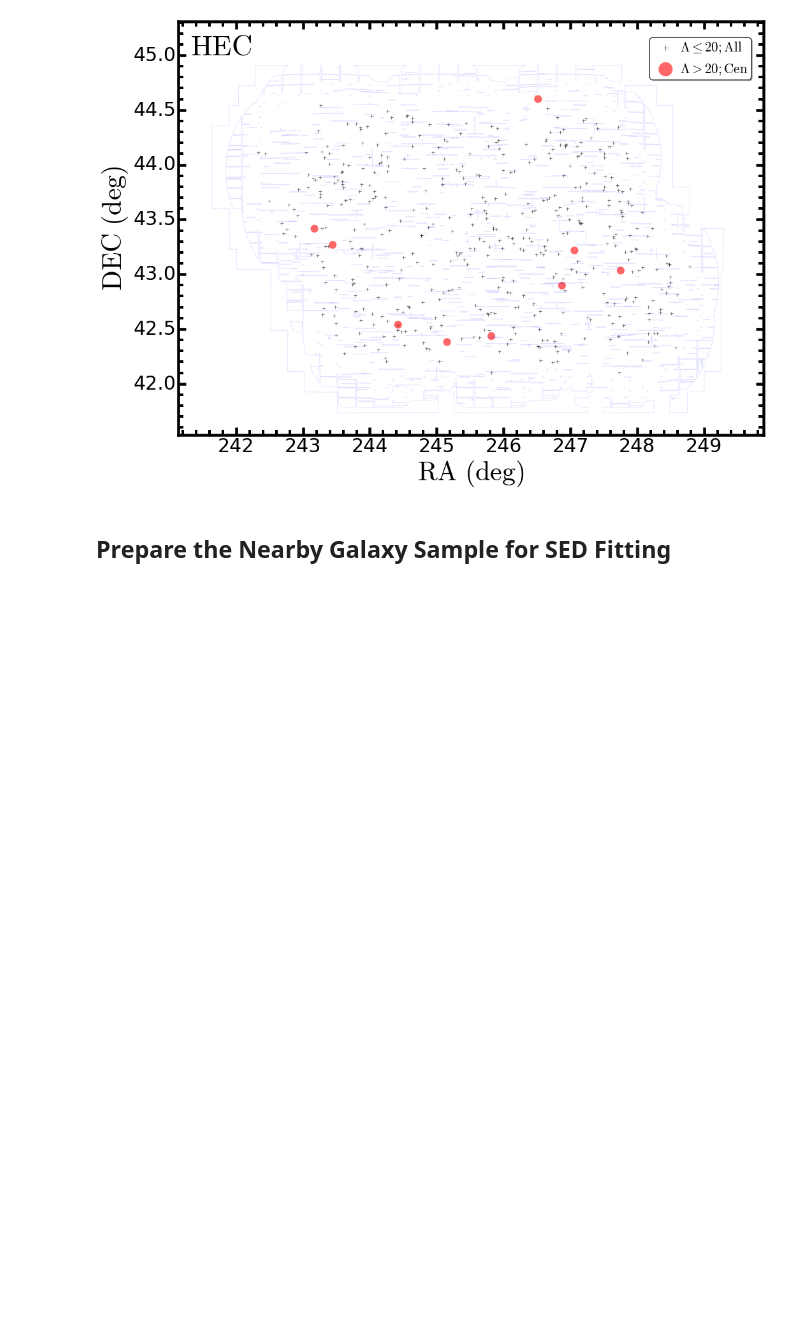
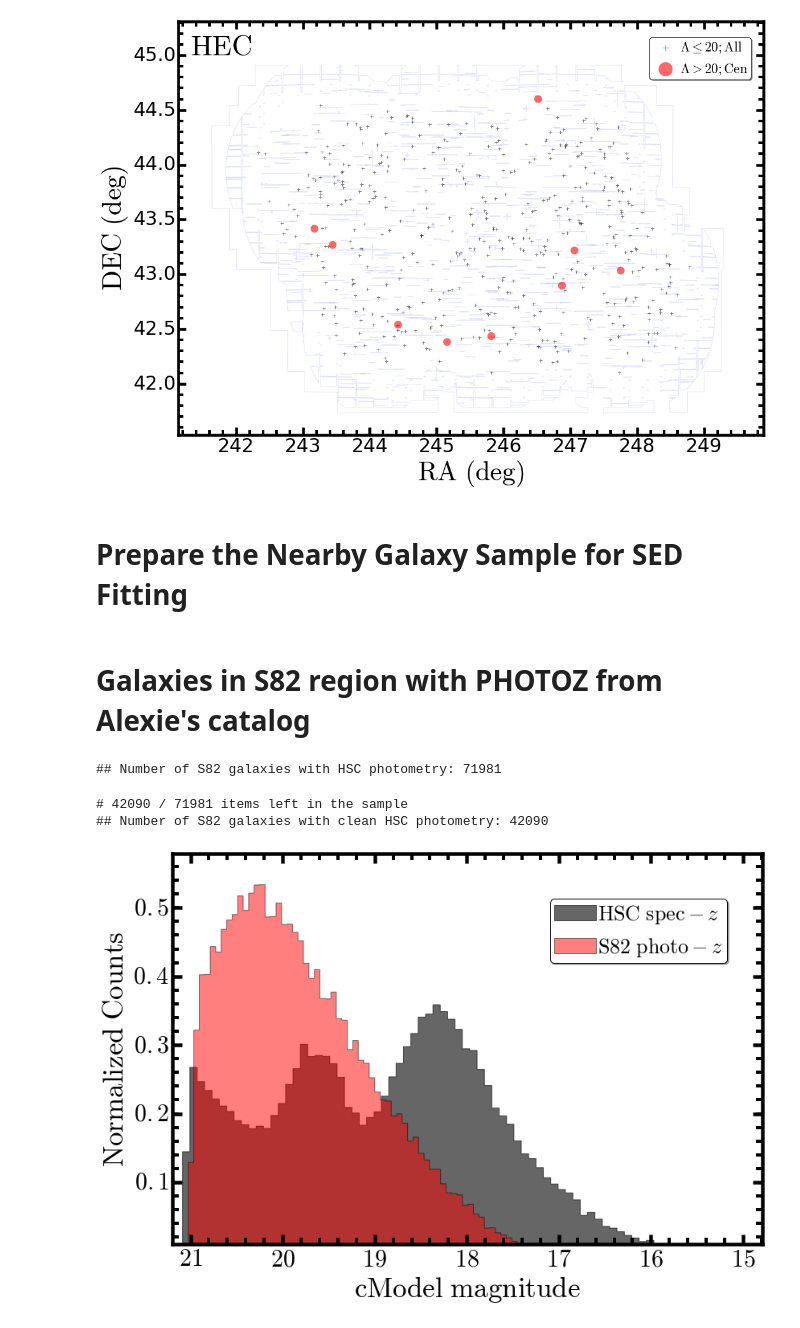
Before and after one commit to dr-guangtou/hsc_redbcg, a Jupyter notebook: note/dr1/dr1_sample_selection.ipynb, the cells around one changed output. Drawn from its saved outputs; the diff is of its cells as text; code cells hidden in the pictures; blank space fills up the shorter version.

```diff
--- a/note/dr1/dr1_sample_selection.ipynb
+++ b/note/dr1/dr1_sample_selection.ipynb
@@ -451,8 +458,8 @@ def qualityControl(inputTab, useY=True, strict=False, verbose=True):
 ## Location of the master catalogs
 # %%
 # Working directory
-dataDir = '~/astro4/massive/dr15b'
-#dataDir = '/Users/songhuang/Downloads/dr15b'
+homeDir = os.getenv('HOME')
+dataDir = os.path.join(homeDir, 'astro4/massive/dr15b')
 
 # Spec-z catalog
 speczCat = os.path.join(dataDir, 'basic/specz/dr1_specz_use.fits')
@@ -461,6 +468,7 @@ speczCat = os.path.join(dataDir, 'basic/specz/dr1_specz_use.fits')
 galDir = os.path.join(dataDir, 'wide_galaxy')
 galWideOri = 'dr1_gal21_cmodel_i.fits'
 galWide = 'dr1_hsc_gal21_master.fits'
+galS82 = 'dr1_hsc_gal21_s82.fits'
 
 # Location for the basic geometry of coadd data
 mosaicDir = os.path.join(dataDir, 'basic/mosaic')
@@ -1039,6 +1045,10 @@ hscMaster.add_column(Column(z_use, name='z_use'))
 # %%
 hscMaster.write(os.path.join(masterDir, 'dr1_hsc_sdss_gama_1arcsec_specz_new.fits'),
                 format='fits', overwrite=True)
+# %%
+## Or just load the catalog
+hscMaster = Table.read(os.path.join(masterDir, 'dr1_hsc_sdss_gama_1arcsec_specz_new.fits'),
+                       format='fits')
 # %% [markdown]
 ### redbcg sample
 # %%
@@ -1881,7 +1891,7 @@ fig.savefig('figure/massive_s15b_hec_sample.png', dpi=200)
 # %% [output]
 [figure]
 # %% [markdown]
-## Prepare the Nearby Galaxy Sample for SED Fitting
+# Prepare the Nearby Galaxy Sample for SED Fitting
 # %%
 # Nearby galaxy sample
 nearbyCat = os.path.join('/Users/songhuang/Downloads/dr15b/nearby',
@@ -1892,3 +1902,60 @@ nearbySave = nearbyCat.replace('.fits', '_sed.fits')
 nearbySED = addMaggies(nearbyCat, sortCol='z_use', filters=hscFilters,
                        snr=100.0, outputCat=nearbySave)
 nearbySED.write(nearbySave, format='fits', overwrite=True)
+# %% [markdown]
+# Galaxies in S82 region with PHOTOZ from Alexie's catalog
+# %%
+galS82Cat = Table.read(os.path.join(galDir, galS82), format='fits')
+
+print("## Number of S82 galaxies with HSC photometry: %d" % len(galS82Cat))
+# %% [output]
+## Number of S82 galaxies with HSC photometry: 71981
+# %%
+galS82Clean = qualityControl(galS82Cat, strict=True, brightCenter=True)
+
+print("## Number of S82 galaxies with clean HSC photometry: %d" % len(galS82Clean))
+# %% [output]
+# 42090 / 71981 items left in the sample
+## Number of S82 galaxies with clean HSC photometry: 42090
+# %%
+#---------------------------------------------------------#
+fig = plt.figure(figsize=(12, 9))
+fig.subplots_adjust(left=0.1, right=0.95, bottom=0.15)
+ax1 = fig.add_subplot(111)
+# Formatting
+ax1 = songPlotSetup(ax1)
+
+# Vertical lines for sample selection
+ax1.axvline(0.2, linestyle='--', linewidth=4.5, c='k', alpha=0.3)
+ax1.axvline(0.5, linestyle='--', linewidth=4.5, c='k', alpha=0.3)
+
+# Histograms
+temp = hist(nonbcgGood['imag_cmodel'] - nonbcgGood['a_i'],
+            bins='knuth', histtype='stepfilled',
+            alpha=0.6, color='k', normed=True,
+            label='$\mathrm{HSC\ spec-}z$')
+
+temp = hist(galS82Clean['imag_cmodel'] - galS82Clean['a_i'],
+            bins='knuth', histtype='stepfilled',
+            alpha=0.5, color='r', normed=True,
+            label='$\mathrm{S82\ photo-}z$')
+
+# X, Y limits
+ax1.set_xlim(21.2, 14.79)
+ax1.set_ylim(0.010, 0.579)
+
+# X, Y Label
+ax1.set_xlabel('$\mathrm{cModel\ magnitude}$', fontsize=35)
+ax1.set_ylabel('$\mathrm{Normalized\ Counts}$', fontsize=35)
+
+# Legend
+l_handles, l_labels = ax1.get_legend_handles_labels()
+ax1.legend(l_handles, l_labels, loc=(0.64, 0.72),
+           shadow=True, fancybox=True,
+           numpoints=1, fontsize=26, scatterpoints=1,
+           markerscale=1.8, borderpad=0.2, handletextpad=0.1)
+
+# Save
+fig.savefig('figure/dr1_s82_icmodel_hist.png', dpi=200)
+# %% [output]
+[figure, added]
```
Also changed, not shown: parts of 6 cells of this notebook.
